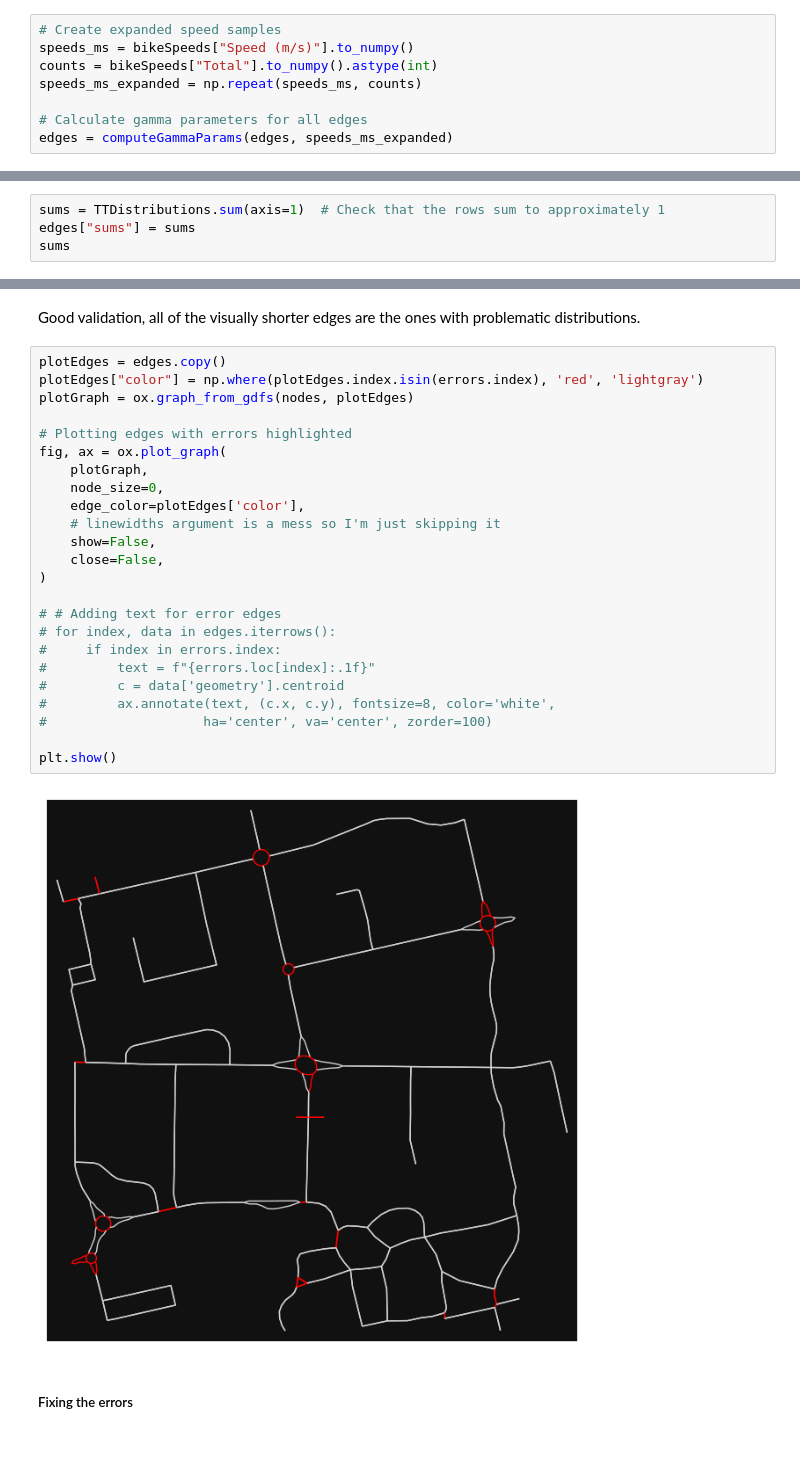
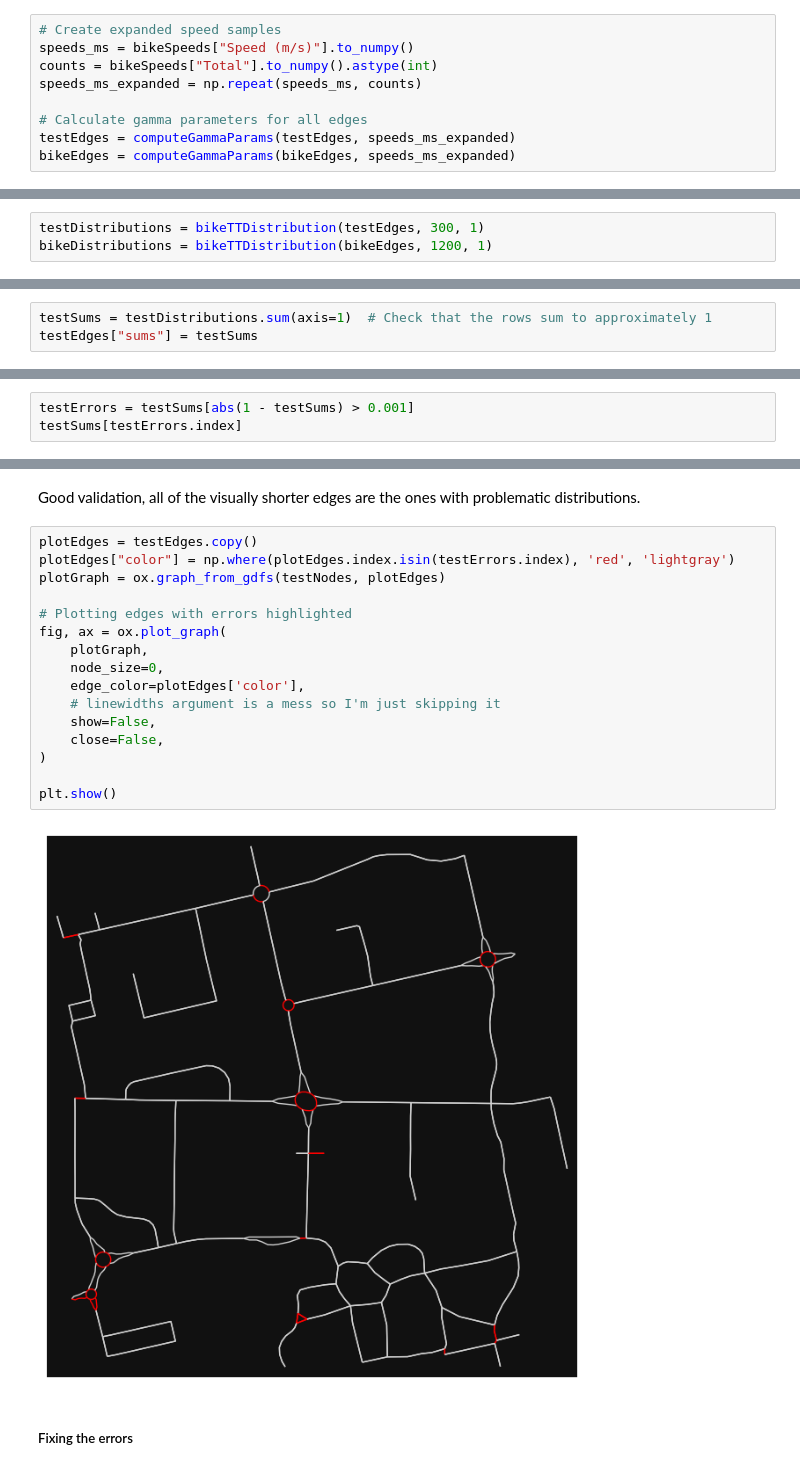
Before and after one commit to darpitydarp/ECI-253, a Jupyter notebook: Final Project/ECI 253 Final Project.ipynb, the cells around one changed output, grey strips where cells are left out. Drawn from its saved outputs; the diff is of its cells as text.

```diff
--- a/Final Project/ECI 253 Final Project.ipynb
+++ b/Final Project/ECI 253 Final Project.ipynb
@@ -304,7 +191,8 @@ counts = bikeSpeeds["Total"].to_numpy().astype(int)
 speeds_ms_expanded = np.repeat(speeds_ms, counts)
 
 # Calculate gamma parameters for all edges
-edges = computeGammaParams(edges, speeds_ms_expanded)
+testEdges = computeGammaParams(testEdges, speeds_ms_expanded)
+bikeEdges = computeGammaParams(bikeEdges, speeds_ms_expanded)
 # %% [markdown]
 # Clean car network
 # %% [markdown]
@@ -377,0 +226,3 @@ TTDistributions
+# %%
+testDistributions = bikeTTDistribution(testEdges, 300, 1)
+bikeDistributions = bikeTTDistribution(bikeEdges, 1200, 1)
@@ -378,6 +263,5 @@ TTDistributions
 # %% [markdown]
 ### Fixing distribution integrity
 # %%
-sums = TTDistributions.sum(axis=1)  # Check that the rows sum to approximately 1
-edges["sums"] = sums
-sums
+testSums = testDistributions.sum(axis=1)  # Check that the rows sum to approximately 1
+testEdges["sums"] = testSums
@@ -417,0 +275,3 @@ Length: 72, dtype: object
+# %%
+testErrors = testSums[abs(1 - testSums) > 0.001]
+testSums[testErrors.index]
@@ -472,31 +355,23 @@ Name: travel_time, Length: 72, dtype: float64
 # %% [markdown]
 Good validation, all of the visually shorter edges are the ones with problematic distributions.
 # %%
-plotEdges = edges.copy()
-plotEdges["color"] = np.where(plotEdges.index.isin(errors.index), 'red', 'lightgray')
-plotGraph = ox.graph_from_gdfs(nodes, plotEdges)
+plotEdges = testEdges.copy()
+plotEdges["color"] = np.where(plotEdges.index.isin(testErrors.index), 'red', 'lightgray')
+plotGraph = ox.graph_from_gdfs(testNodes, plotEdges)
 
 # Plotting edges with errors highlighted
 fig, ax = ox.plot_graph(
     plotGraph,
     node_size=0,
     edge_color=plotEdges['color'],
     # linewidths argument is a mess so I'm just skipping it
     show=False,
     close=False,
 )
 
-# # Adding text for error edges
-# for index, data in edges.iterrows():
-#     if index in errors.index:
-#         text = f"{errors.loc[index]:.1f}"
-#         c = data['geometry'].centroid
-#         ax.annotate(text, (c.x, c.y), fontsize=8, color='white',
-#                    ha='center', va='center', zorder=100)
-
 plt.show()
 # %% [output]
-[figure, old version]
+[figure, new version]
 # %% [markdown]
 ##### Fixing the errors
 # %% [markdown]
```
Also changed, not shown: parts of 63 cells of this notebook, 6 other files.
